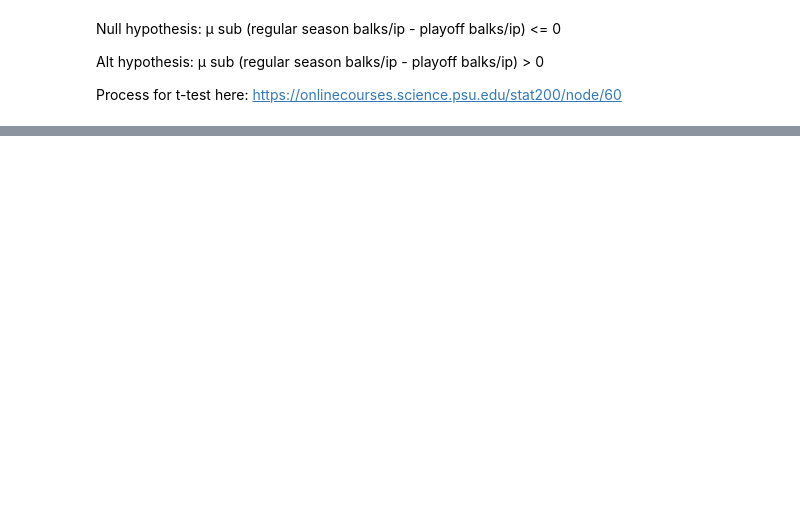
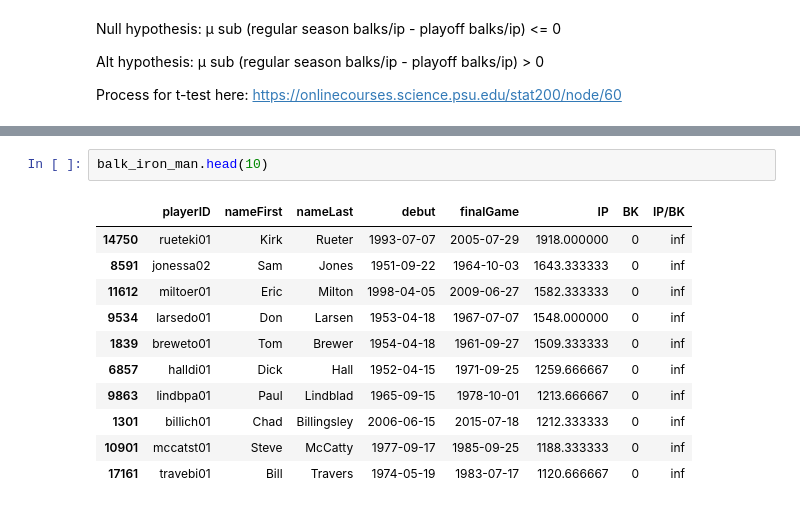
Before and after one commit to davidventuri/udacity-dand, a Jupyter notebook: p2/Data_Analyst_ND_Project2.ipynb, the cells around one changed output, grey strips where cells are left out. Drawn from its saved outputs; the diff is of its cells as text; blank space fills up the shorter version.

```diff
--- a/p2/Data_Analyst_ND_Project2.ipynb
+++ b/p2/Data_Analyst_ND_Project2.ipynb
@@ -264,0 +219,14 @@ balk_data.join(bk_ip)
+# %%
+balk_iron_man.head(10)
+# %% [output]
+|  | playerID | nameFirst | nameLast | debut | finalGame | IP | BK | IP/BK |
+| 14750 | rueteki01 | Kirk | Rueter | 1993-07-07 | 2005-07-29 | 1918.000000 | 0 | inf |
+| 8591 | jonessa02 | Sam | Jones | 1951-09-22 | 1964-10-03 | 1643.333333 | 0 | inf |
+| 11612 | miltoer01 | Eric | Milton | 1998-04-05 | 2009-06-27 | 1582.333333 | 0 | inf |
+| 9534 | larsedo01 | Don | Larsen | 1953-04-18 | 1967-07-07 | 1548.000000 | 0 | inf |
+| 1839 | breweto01 | Tom | Brewer | 1954-04-18 | 1961-09-27 | 1509.333333 | 0 | inf |
+| 6857 | halldi01 | Dick | Hall | 1952-04-15 | 1971-09-25 | 1259.666667 | 0 | inf |
+| 9863 | lindbpa01 | Paul | Lindblad | 1965-09-15 | 1978-10-01 | 1213.666667 | 0 | inf |
+| 1301 | billich01 | Chad | Billingsley | 2006-06-15 | 2015-07-18 | 1212.333333 | 0 | inf |
+| 10901 | mccatst01 | Steve | McCatty | 1977-09-17 | 1985-09-25 | 1188.333333 | 0 | inf |
+| 17161 | travebi01 | Bill | Travers | 1974-05-19 | 1983-07-17 | 1120.666667 | 0 | inf |
```
Also changed, not shown: parts of 10 cells of this notebook.
